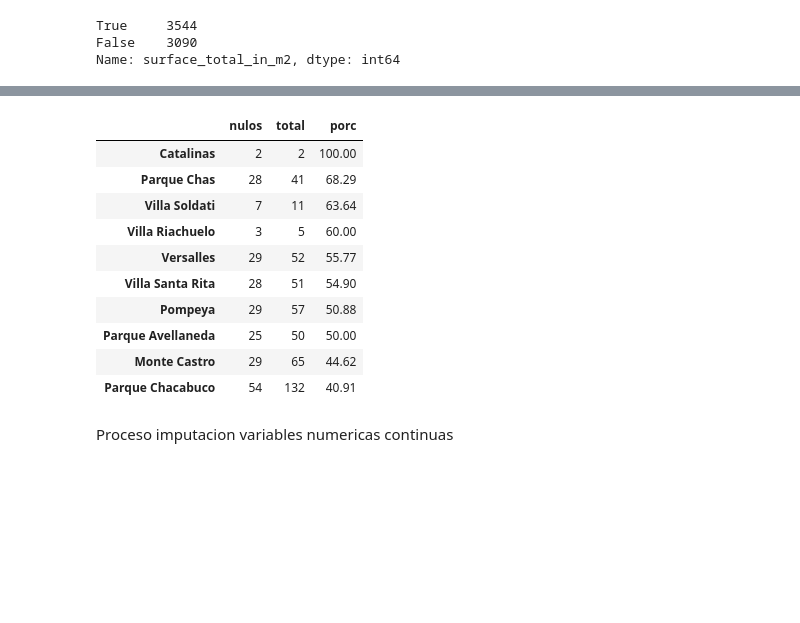
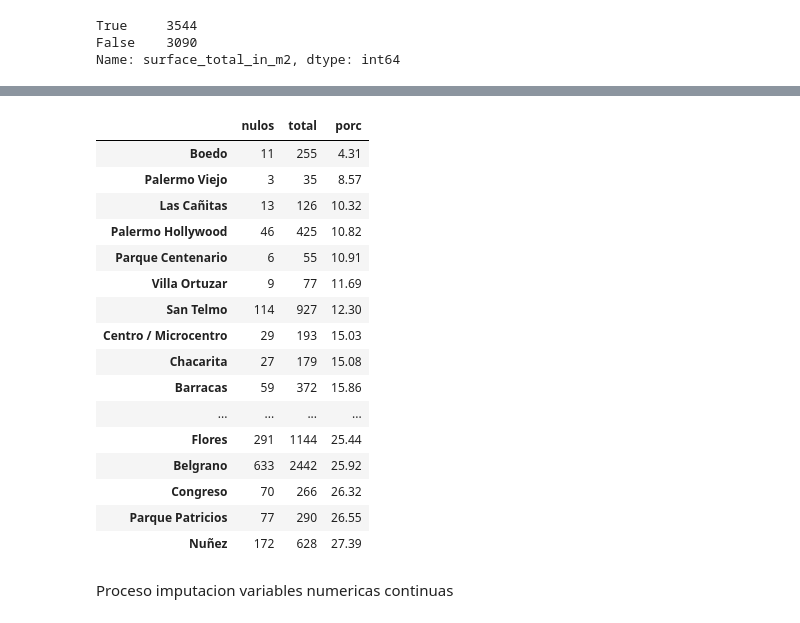
Before and after one commit to mauriciomem/DH_DS_desafio_2_properati, a Jupyter notebook: final.ipynb, the cells around one changed output, grey strips where cells are left out. Saved outputs shown, nothing was run; the diff lists cells and outputs as text; code cells hidden in the pictures; blank space fills up the shorter version.

```diff
--- a/final.ipynb
+++ b/final.ipynb
@@ -1193,27 +1267,32 @@ Name: surface_total_in_m2, dtype: int64
 # %%
-# cantidad de nulos por barrios
+# cantidad de nulos de precio por barrio
 
-data_porc_nulos = pd.DataFrame(dfimp["place_name"].value_counts())
+data_porc_nulos = pd.DataFrame(dfimp["place_name"].value_counts()) # todos los nulos de precio en dfimp son de price_usd_per_m2
 data_porc_nulos.rename(columns = {"place_name":"nulos"}, inplace = True)
 data_porc_todos = pd.DataFrame(data.place_name.value_counts())
 
-#data_porc_todos
 data_porc = pd.concat([data_porc_nulos, data_porc_todos], axis = 1)
 data_porc["porc"] = (data_porc.nulos/data_porc.place_name * 100).round(2)
 data_porc.rename(columns = {"place_name":"total"}, inplace = True)
-data_porc.sort_values(by = ["porc"], ascending=False).head(10)
+data_porc.sort_values(by = ["porc"], ascending=True).head(30)
 # %% [output]
 |  | nulos | total | porc |
-| Catalinas | 2 | 2 | 100.00 |
-| Parque Chas | 28 | 41 | 68.29 |
-| Villa Soldati | 7 | 11 | 63.64 |
-| Villa Riachuelo | 3 | 5 | 60.00 |
-| Versalles | 29 | 52 | 55.77 |
-| Villa Santa Rita | 28 | 51 | 54.90 |
-| Pompeya | 29 | 57 | 50.88 |
-| Parque Avellaneda | 25 | 50 | 50.00 |
-| Monte Castro | 29 | 65 | 44.62 |
-| Parque Chacabuco | 54 | 132 | 40.91 |
+| Boedo | 11 | 255 | 4.31 |
+| Palermo Viejo | 3 | 35 | 8.57 |
+| Las Cañitas | 13 | 126 | 10.32 |
+| Palermo Hollywood | 46 | 425 | 10.82 |
+| Parque Centenario | 6 | 55 | 10.91 |
+| Villa Ortuzar | 9 | 77 | 11.69 |
+| San Telmo | 114 | 927 | 12.30 |
+| Centro / Microcentro | 29 | 193 | 15.03 |
+| Chacarita | 27 | 179 | 15.08 |
+| Barracas | 59 | 372 | 15.86 |
+| ... | ... | ... | ... |
+| Flores | 291 | 1144 | 25.44 |
+| Belgrano | 633 | 2442 | 25.92 |
+| Congreso | 70 | 266 | 26.32 |
+| Parque Patricios | 77 | 290 | 26.55 |
+| Nuñez | 172 | 628 | 27.39 |
 # %% [markdown]
 Proceso imputacion variables numericas continuas
 # %%
```
Also changed, not shown: parts of 63 cells of this notebook.
